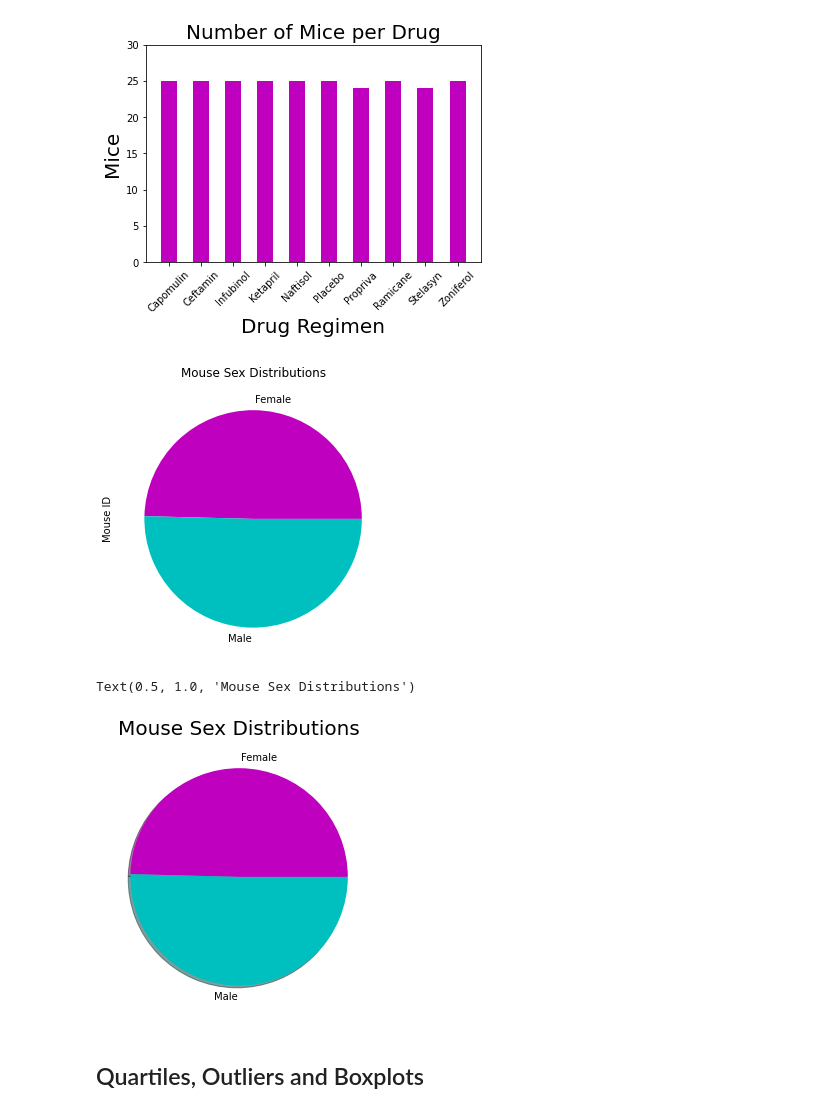
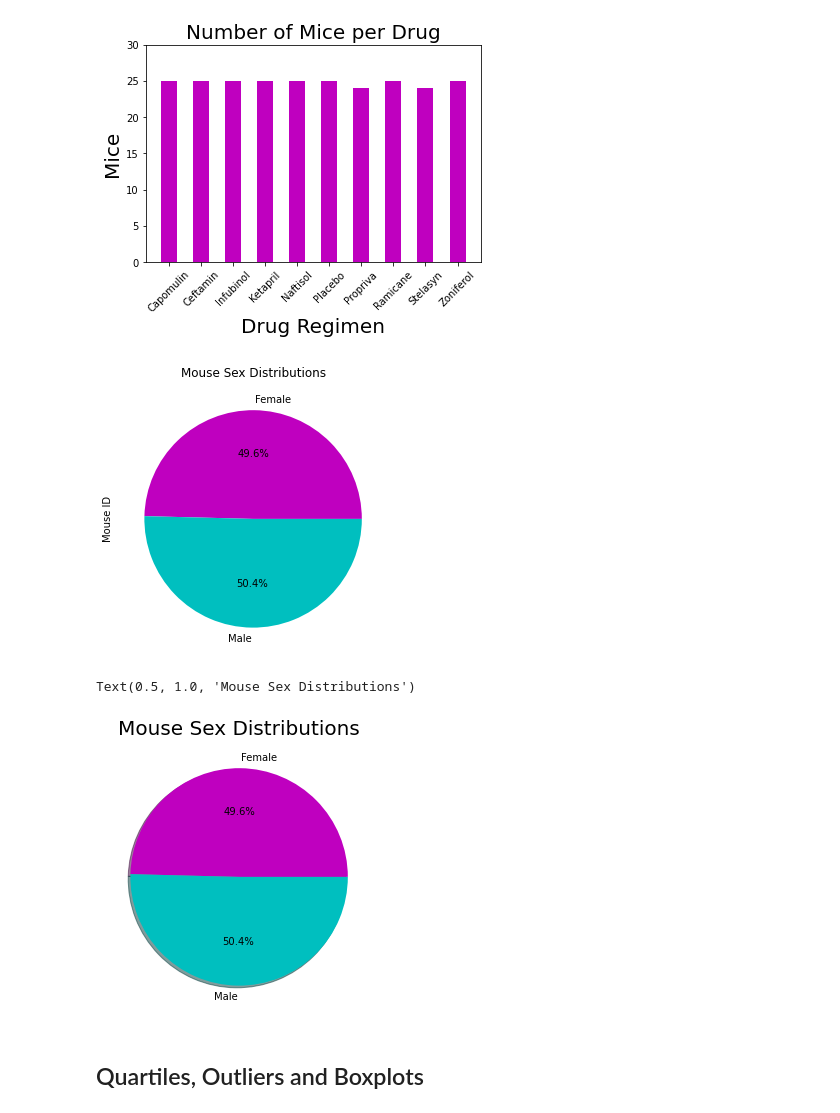
Before and after one commit to ande3674/matplotlib-challenge, a Jupyter notebook: pymaceuticals_starter.ipynb, the cells around one changed output. Saved outputs shown, nothing was run; the diff lists cells and outputs as text; code cells hidden in the pictures.

```diff
--- a/pymaceuticals_starter.ipynb
+++ b/pymaceuticals_starter.ipynb
@@ -220,12 +220,12 @@ plt.show()
 # %%
 # Use Pandas to generate a pie plot showing the distribution of female versus male mice
 
 ## Note: this plot will be identical to the one that uses Pyplot
 
 mouse_sexes_series = full_cleansed_data_df.groupby('Sex')["Mouse ID"].nunique()
-mpie = mouse_sexes_series.plot(kind='pie', colors=['m', 'c'], title='Mouse Sex Distributions', figsize=(10,5))
+mpie = mouse_sexes_series.plot(kind='pie', colors=['m', 'c'], title='Mouse Sex Distributions', autopct='%1.1f%%', figsize=(10,5))
 # %% [output]
-[figure, old version]
+[figure, new version]
 # %%
 # Use Pyplot to generate a pie plot showing the distribution of female versus male mice
 
@@ -234,14 +234,14 @@ mpie = mouse_sexes_series.plot(kind='pie', colors=['m', 'c'], title='Mouse Sex D
 plt_pie_x_values = mouse_sexes_series.values.tolist()
 plt_pie_labels = mouse_sexes_series.index.tolist()
 
-plt.pie(plt_pie_x_values, labels=plt_pie_labels, colors=['m','c'], shadow=True)
+plt.pie(plt_pie_x_values, labels=plt_pie_labels, colors=['m','c'], shadow=True, autopct='%1.1f%%')
 
 # plt.xlabel('Drug Regimen')
 # plt.ylabel('Mice', **font)
 plt.title('Mouse Sex Distributions', **font)
 # %% [output]
 Text(0.5, 1.0, 'Mouse Sex Distributions')
-[figure, old version]
+[figure, new version]
 # %% [markdown]
 ## Quartiles, Outliers and Boxplots
 # %%
```
Also changed, not shown: parts of 2 cells of this notebook.
